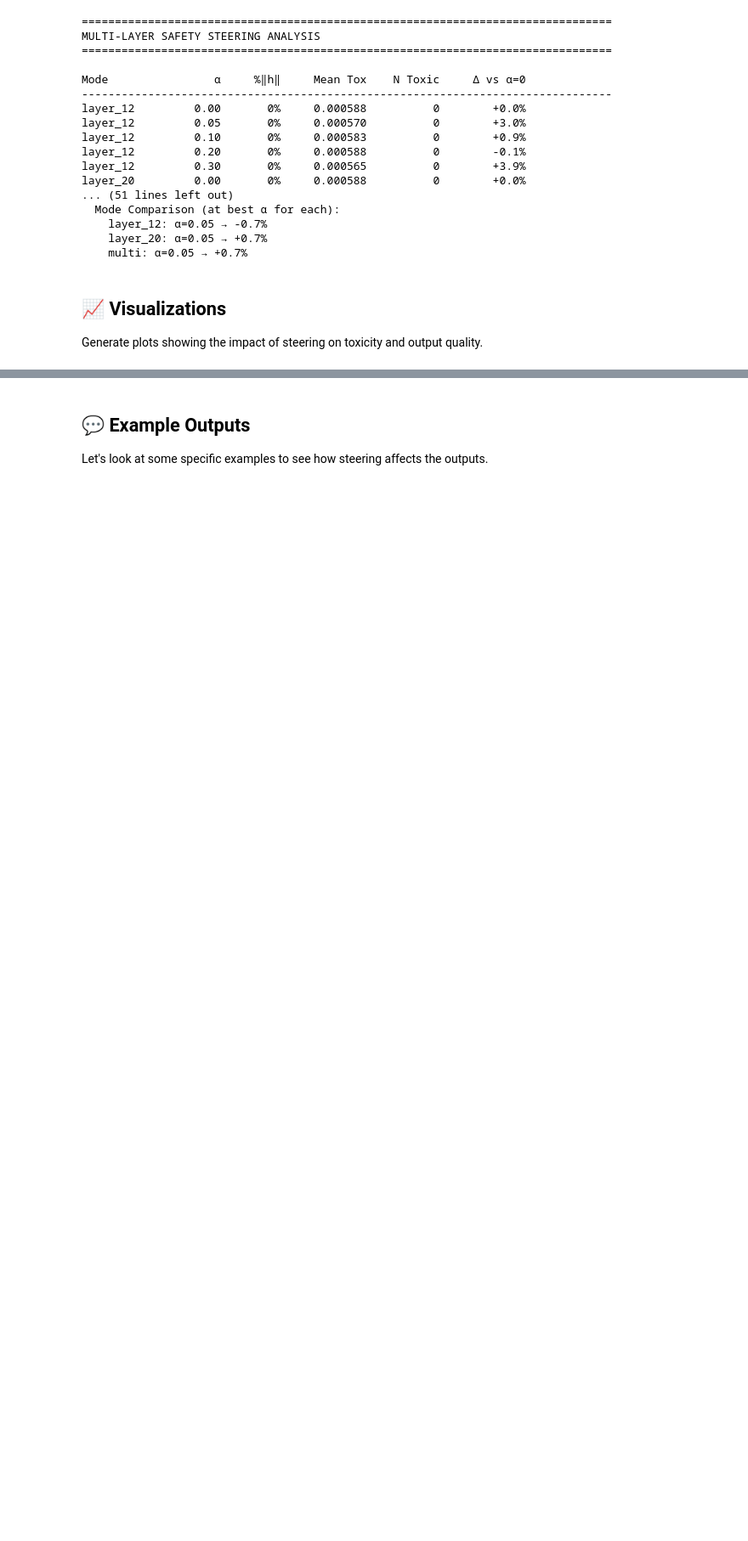
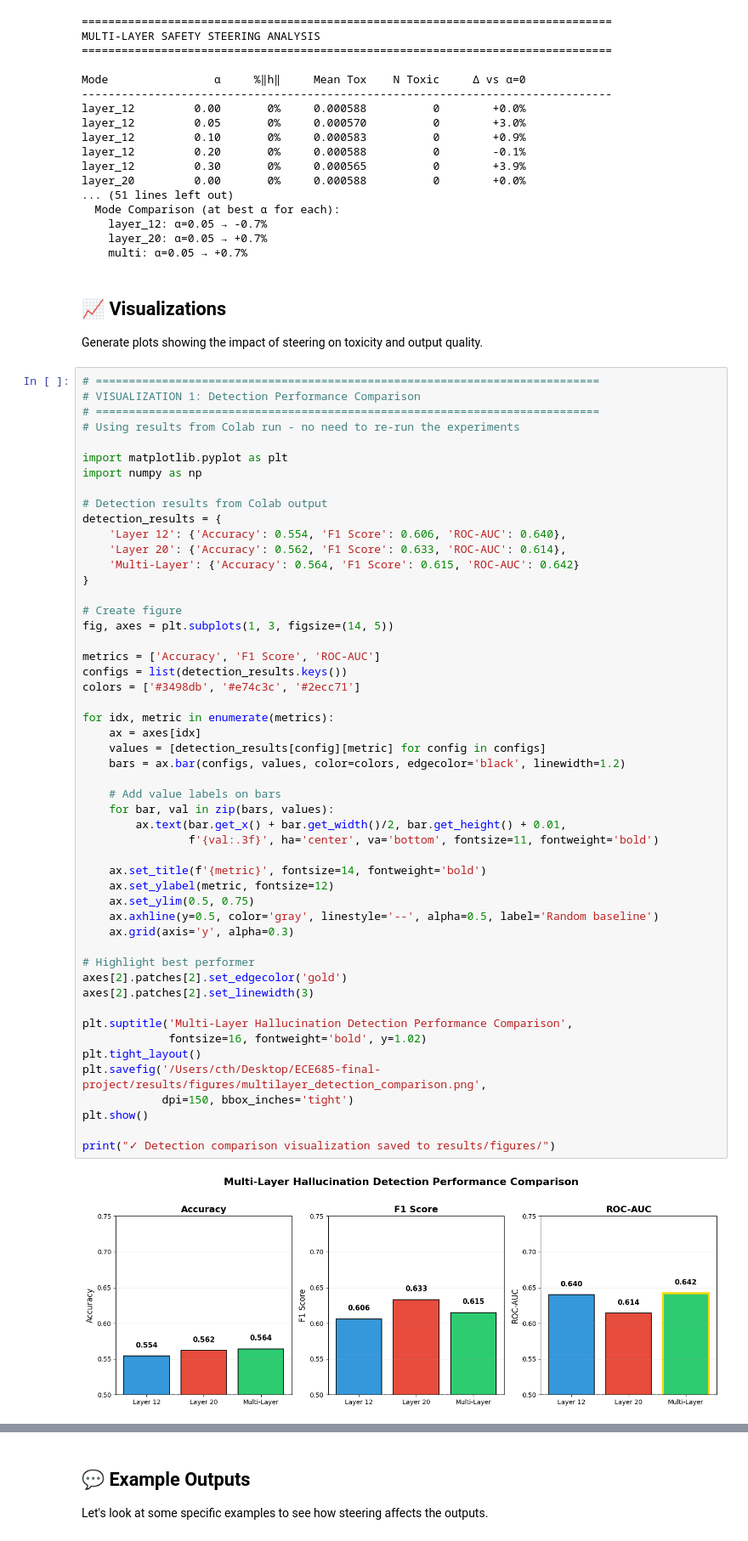
Before and after one commit to Cthloveross/ECE685-final-project, a Jupyter notebook: notebooks/SAE_multilayer (1).ipynb, the cells around one changed output, grey strips where cells are left out. Shown at 85% size. Saved outputs shown, nothing was run; the diff lists cells and outputs as text; blank space fills up the shorter version.

Commit message:
add some visual

```diff
--- a/notebooks/SAE_multilayer (1).ipynb
+++ b/notebooks/SAE_multilayer (1).ipynb
@@ -1905,3 +1905,56 @@ layer_20         0.00       0%     0.000588          0        +0.0%
 ## 📈 Visualizations
 
 Generate plots showing the impact of steering on toxicity and output quality.
+# %%
+# ============================================================================
+# VISUALIZATION 1: Detection Performance Comparison
+# ============================================================================
+# Using results from Colab run - no need to re-run the experiments
+
+import matplotlib.pyplot as plt
+import numpy as np
+
+# Detection results from Colab output
+detection_results = {
+    'Layer 12': {'Accuracy': 0.554, 'F1 Score': 0.606, 'ROC-AUC': 0.640},
+    'Layer 20': {'Accuracy': 0.562, 'F1 Score': 0.633, 'ROC-AUC': 0.614},
+    'Multi-Layer': {'Accuracy': 0.564, 'F1 Score': 0.615, 'ROC-AUC': 0.642}
+}
+
+# Create figure
+fig, axes = plt.subplots(1, 3, figsize=(14, 5))
+
+metrics = ['Accuracy', 'F1 Score', 'ROC-AUC']
+configs = list(detection_results.keys())
+colors = ['#3498db', '#e74c3c', '#2ecc71']
+
+for idx, metric in enumerate(metrics):
+    ax = axes[idx]
+    values = [detection_results[config][metric] for config in configs]
+    bars = ax.bar(configs, values, color=colors, edgecolor='black', linewidth=1.2)
+
+    # Add value labels on bars
+    for bar, val in zip(bars, values):
+        ax.text(bar.get_x() + bar.get_width()/2, bar.get_height() + 0.01,
+                f'{val:.3f}', ha='center', va='bottom', fontsize=11, fontweight='bold')
+
+    ax.set_title(f'{metric}', fontsize=14, fontweight='bold')
+    ax.set_ylabel(metric, fontsize=12)
+    ax.set_ylim(0.5, 0.75)
+    ax.axhline(y=0.5, color='gray', linestyle='--', alpha=0.5, label='Random baseline')
+    ax.grid(axis='y', alpha=0.3)
+
+# Highlight best performer
+axes[2].patches[2].set_edgecolor('gold')
+axes[2].patches[2].set_linewidth(3)
+
+plt.suptitle('Multi-Layer Hallucination Detection Performance Comparison',
+             fontsize=16, fontweight='bold', y=1.02)
+plt.tight_layout()
+plt.savefig('/Users/cth/Desktop/ECE685-final-project/results/figures/multilayer_detection_comparison.png',
+            dpi=150, bbox_inches='tight')
+plt.show()
+
+print("✓ Detection comparison visualization saved to results/figures/")
+# %% [output]
+[figure, added]
```
Also changed, not shown: parts of 4 cells of this notebook, 3 other files.
